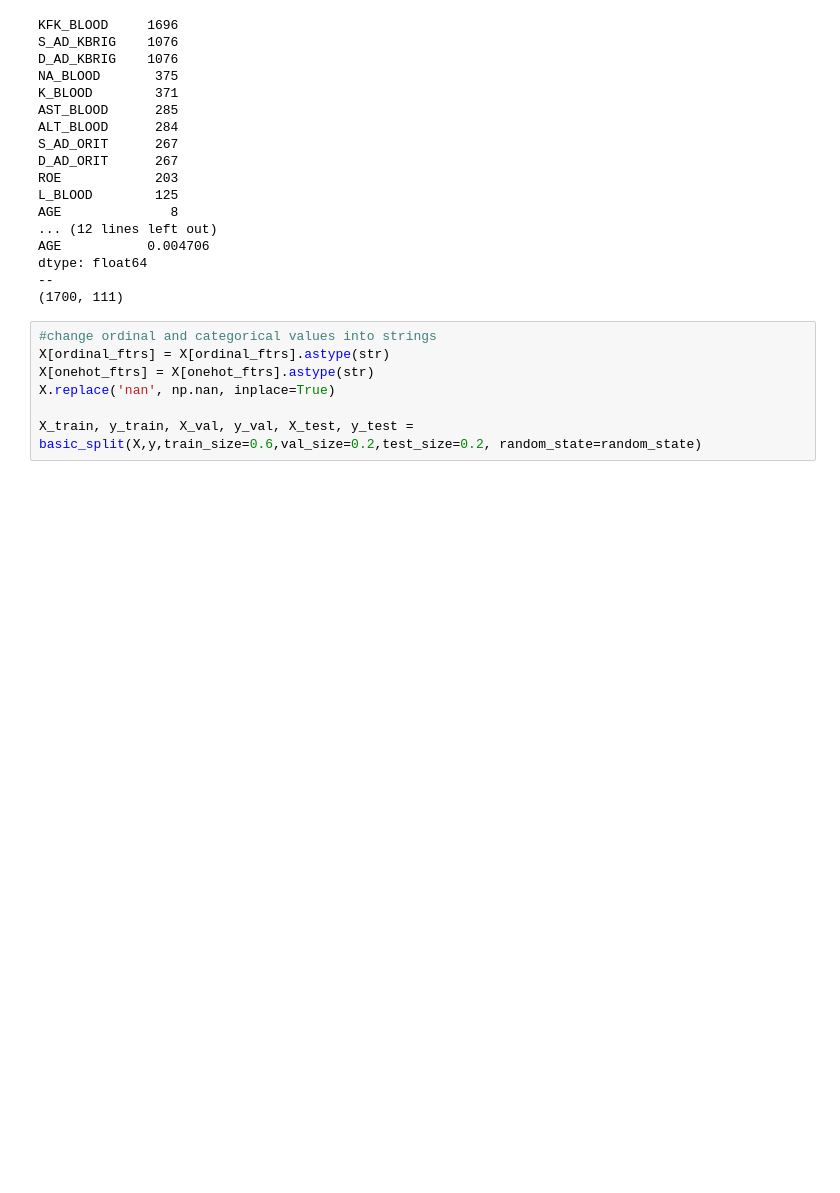
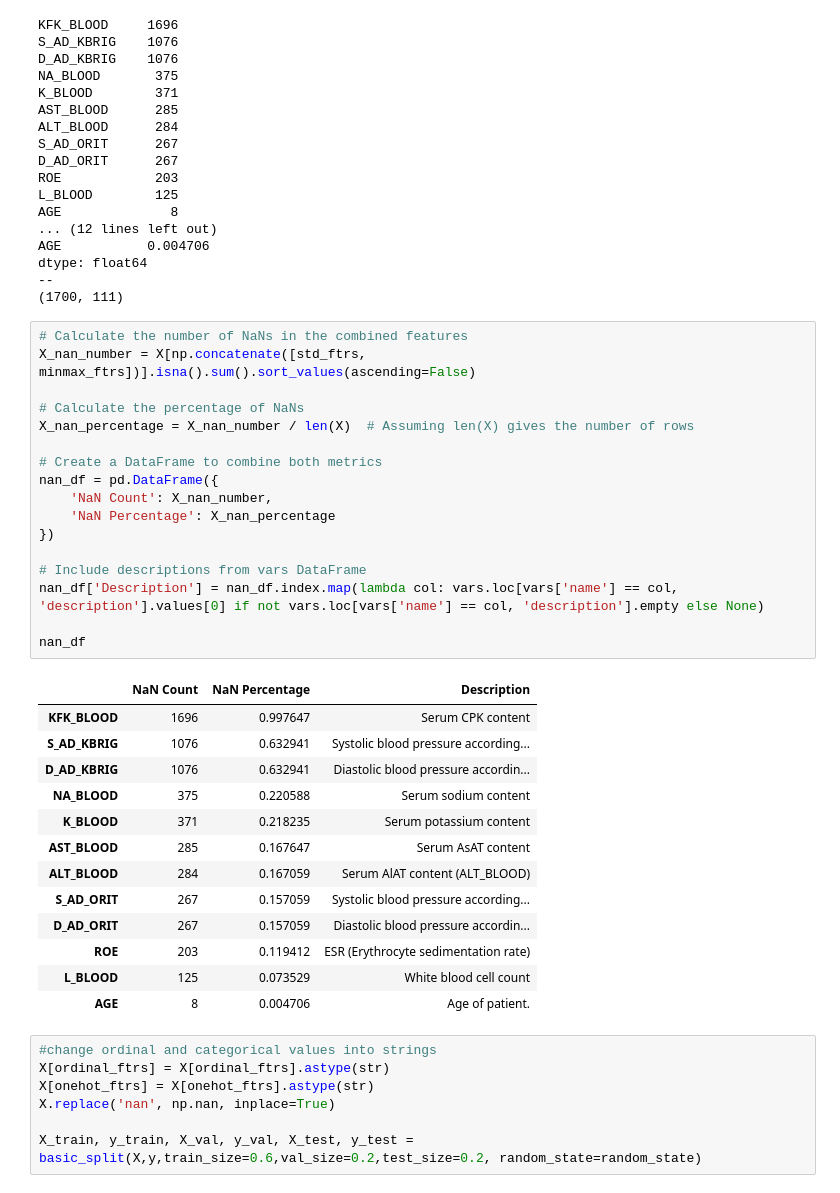
Before and after one commit to roshanparikh/data1030project, a Jupyter notebook: 1030project_splitting.ipynb, the cells around one changed output. Drawn from its saved outputs; the diff is of its cells as text; blank space fills up the shorter version.

```diff
--- a/1030project_splitting.ipynb
+++ b/1030project_splitting.ipynb
@@ -255,6 +261,37 @@ AGE           0.004706
 dtype: float64
 --
 (1700, 111)
+# %%
+# Calculate the number of NaNs in the combined features
+X_nan_number = X[np.concatenate([std_ftrs, minmax_ftrs])].isna().sum().sort_values(ascending=False)
+
+# Calculate the percentage of NaNs
+X_nan_percentage = X_nan_number / len(X)  # Assuming len(X) gives the number of rows
+
+# Create a DataFrame to combine both metrics
+nan_df = pd.DataFrame({
+    'NaN Count': X_nan_number,
+    'NaN Percentage': X_nan_percentage
+})
+
+# Include descriptions from vars DataFrame
+nan_df['Description'] = nan_df.index.map(lambda col: vars.loc[vars['name'] == col, 'description'].values[0] if not vars.loc[vars['name'] == col, 'description'].empty else None)
+
+nan_df
+# %% [output]
+|  | NaN Count | NaN Percentage | Description |
+| KFK_BLOOD | 1696 | 0.997647 | Serum CPK content |
+| S_AD_KBRIG | 1076 | 0.632941 | Systolic blood pressure according... |
+| D_AD_KBRIG | 1076 | 0.632941 | Diastolic blood pressure accordin... |
+| NA_BLOOD | 375 | 0.220588 | Serum sodium content |
+| K_BLOOD | 371 | 0.218235 | Serum potassium content |
+| AST_BLOOD | 285 | 0.167647 | Serum AsAT content |
+| ALT_BLOOD | 284 | 0.167059 | Serum AlAT content (ALT_BLOOD) |
+| S_AD_ORIT | 267 | 0.157059 | Systolic blood pressure according... |
+| D_AD_ORIT | 267 | 0.157059 | Diastolic blood pressure accordin... |
+| ROE | 203 | 0.119412 | ESR (Erythrocyte sedimentation rate) |
+| L_BLOOD | 125 | 0.073529 | White blood cell count |
+| AGE | 8 | 0.004706 | Age of patient. |
 # %%
 #change ordinal and categorical values into strings
 X[ordinal_ftrs] = X[ordinal_ftrs].astype(str)
```
Also changed, not shown: parts of 9 cells of this notebook, 2 other files.
